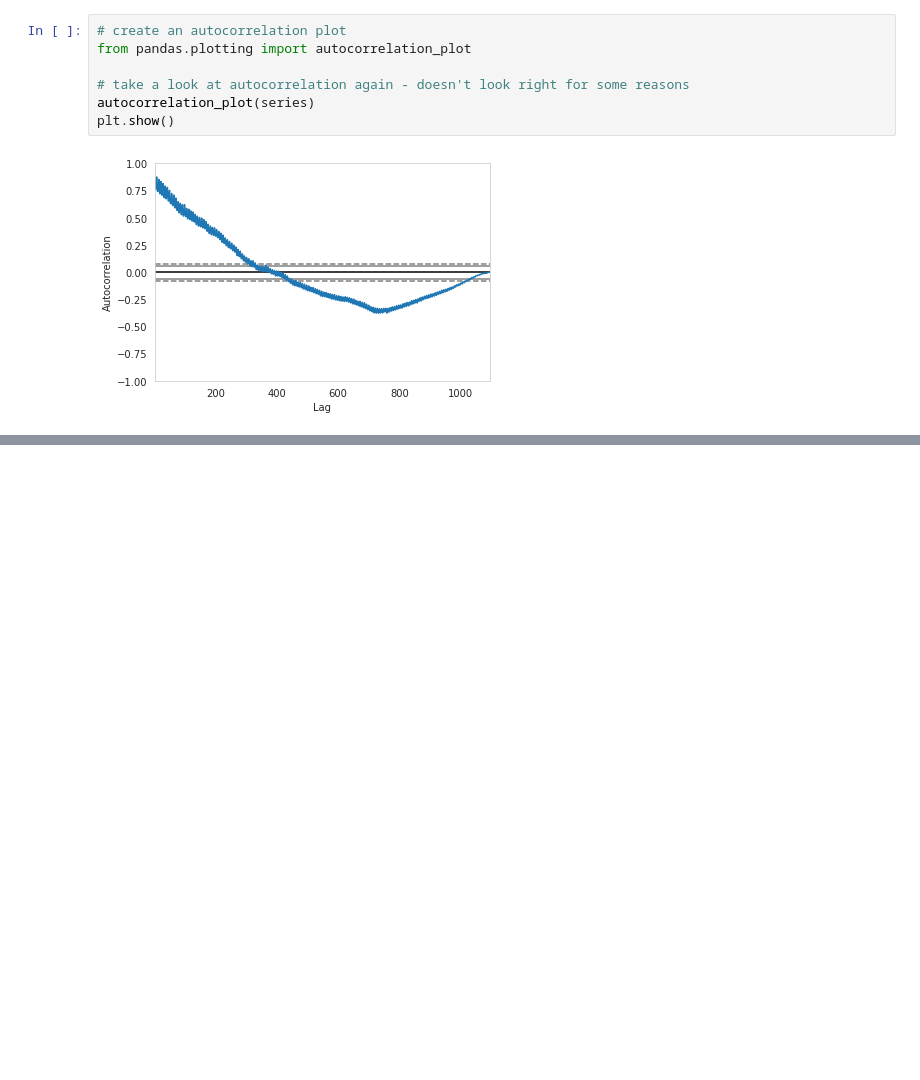
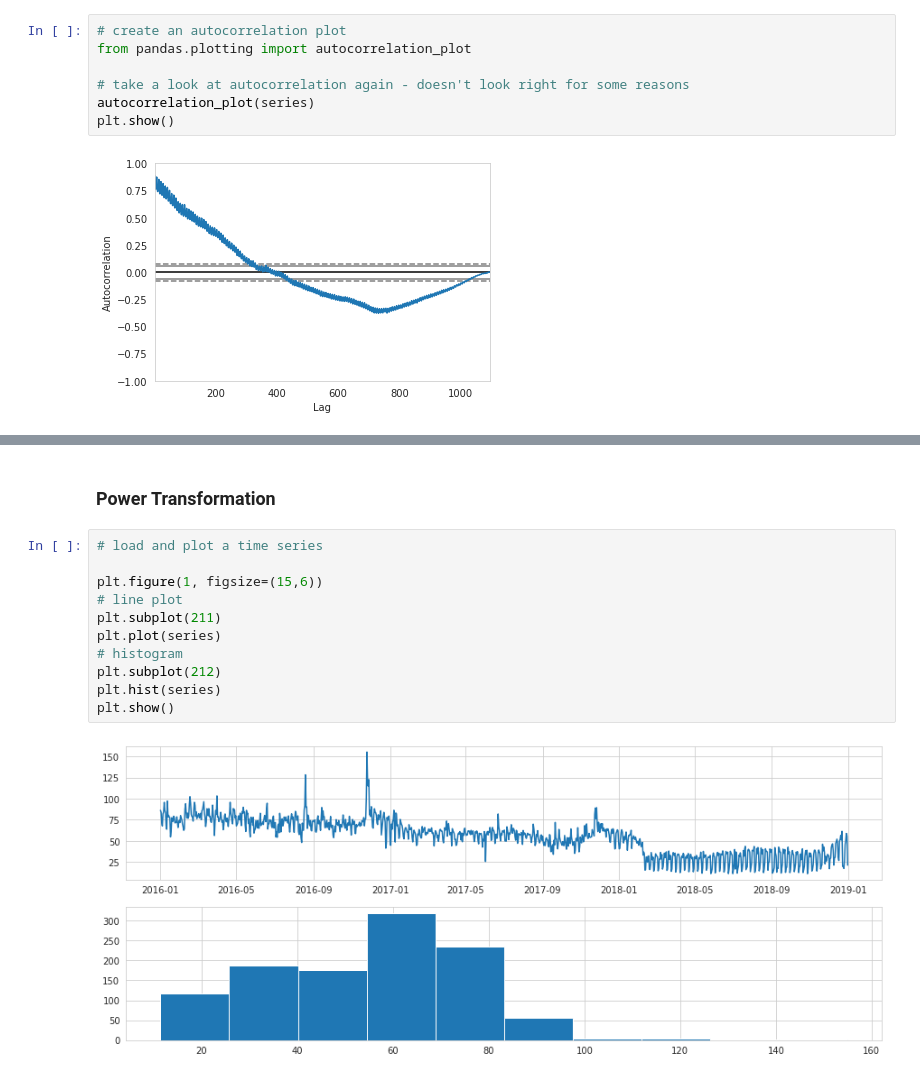
Before and after one commit to evgenia82/loyola-capstone-groupon, a Jupyter notebook: 03_EDA_with_visuals_time_series.ipynb, the cells around one changed output, grey strips where cells are left out. Saved outputs shown, nothing was run; the diff lists cells and outputs as text; blank space fills up the shorter version.

```diff
--- a/03_EDA_with_visuals_time_series.ipynb
+++ b/03_EDA_with_visuals_time_series.ipynb
@@ -395,0 +377,15 @@ plt.show()
+# %% [markdown]
+### Power Transformation
+# %%
+# load and plot a time series
+
+plt.figure(1, figsize=(15,6))
+# line plot
+plt.subplot(211)
+plt.plot(series)
+# histogram
+plt.subplot(212)
+plt.hist(series)
+plt.show()
+# %% [output]
+[figure, added]
```
Also changed, not shown: parts of 9 cells of this notebook.
